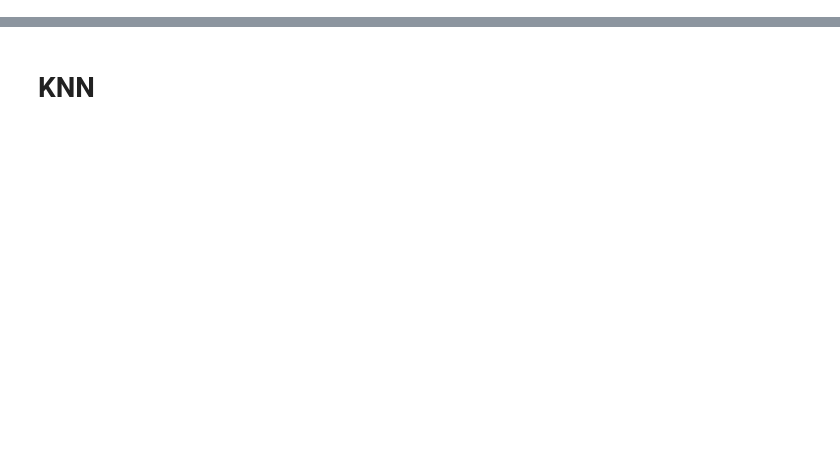
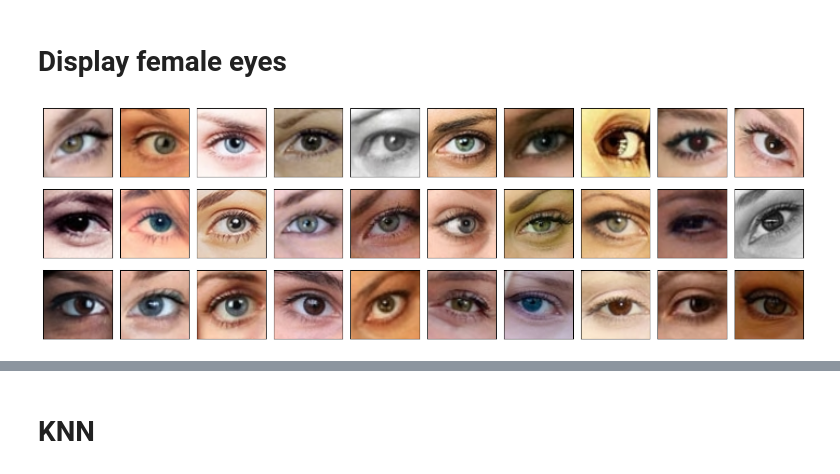
Before and after one commit to franciszero/AIDI-course, a Jupyter notebook: AIDI all solutions/AIDI 1009 Nutural Network/Project 3 - Eye Classification/Project3-200520598_Fangji_Chen.ipynb, the cells around one changed output, grey strips where cells are left out. Drawn from its saved outputs; the diff is of its cells as text; code cells hidden in the pictures; blank space fills up the shorter version.

```diff
--- a/AIDI all solutions/AIDI 1009 Nutural Network/Project 3 - Eye Classification/Project3-200520598_Fangji_Chen.ipynb
+++ b/AIDI all solutions/AIDI 1009 Nutural Network/Project 3 - Eye Classification/Project3-200520598_Fangji_Chen.ipynb
@@ -269,13 +0,0 @@ Now all the images have same size ==> 64x64, and falttened to perform KNN
-# %%
-# Finally let's see some random images again
-
-fig, axes = plt.subplots(nrows = 5,
-                        ncols = 5,
-                        figsize = (7, 7),
-                        subplot_kw = {"xticks":[],"yticks":[]})
-
-for i,ax in enumerate(axes.flat):
-    ax.imshow(df1.Image[i].reshape(64,64,3))
-    ax.set_title(df1["Label"][i])
-plt.tight_layout()
-plt.show()
@@ -298,0 +63,15 @@ display(df1.head())
+# %%
+def func(df, gender, label):
+    path = workspace + "/images/" + gender + "/*"
+    files = glob.glob(path)
+    print('file count: %d in workspace %s' % (len(files), path))
+    for i, file in enumerate(files):
+        img = cv2.imread(file)
+        if (i % 100 == 0):
+            print("[%d/%d] %d %s" % (i, len(files), label, file))
+        df.loc[df.index.size, 'image':'shape'] = [img, label, img.shape[0], img.shape[1], img.shape[2], str(img.shape)]
+
+
+df = pd.DataFrame(columns=['image', 'label', 'w', 'h', 'c', 'shape'])
+func(df, 'femaleeyes', 0)
+func(df, 'maleeyes', 1)
@@ -298,0 +96,14 @@ display(df1.head())
+# %% [markdown]
+# Display female eyes
+# %%
+fig, axes = plt.subplots(3, 10, figsize=(15,5), dpi=100)
+for i,ax in enumerate(axes.flat):
+    img = df[df['label']==0].reset_index(drop=True).loc[i, 'image']
+    img = cv2.cvtColor(img, cv2.COLOR_BGR2RGB)
+    ax.imshow(img)
+    ax.set_xticks([])
+    ax.set_yticks([])
+plt.tight_layout()
+plt.show()
+# %% [output]
+[figure, added]
```
Also changed, not shown: parts of 133 cells of this notebook, 19 other files.
